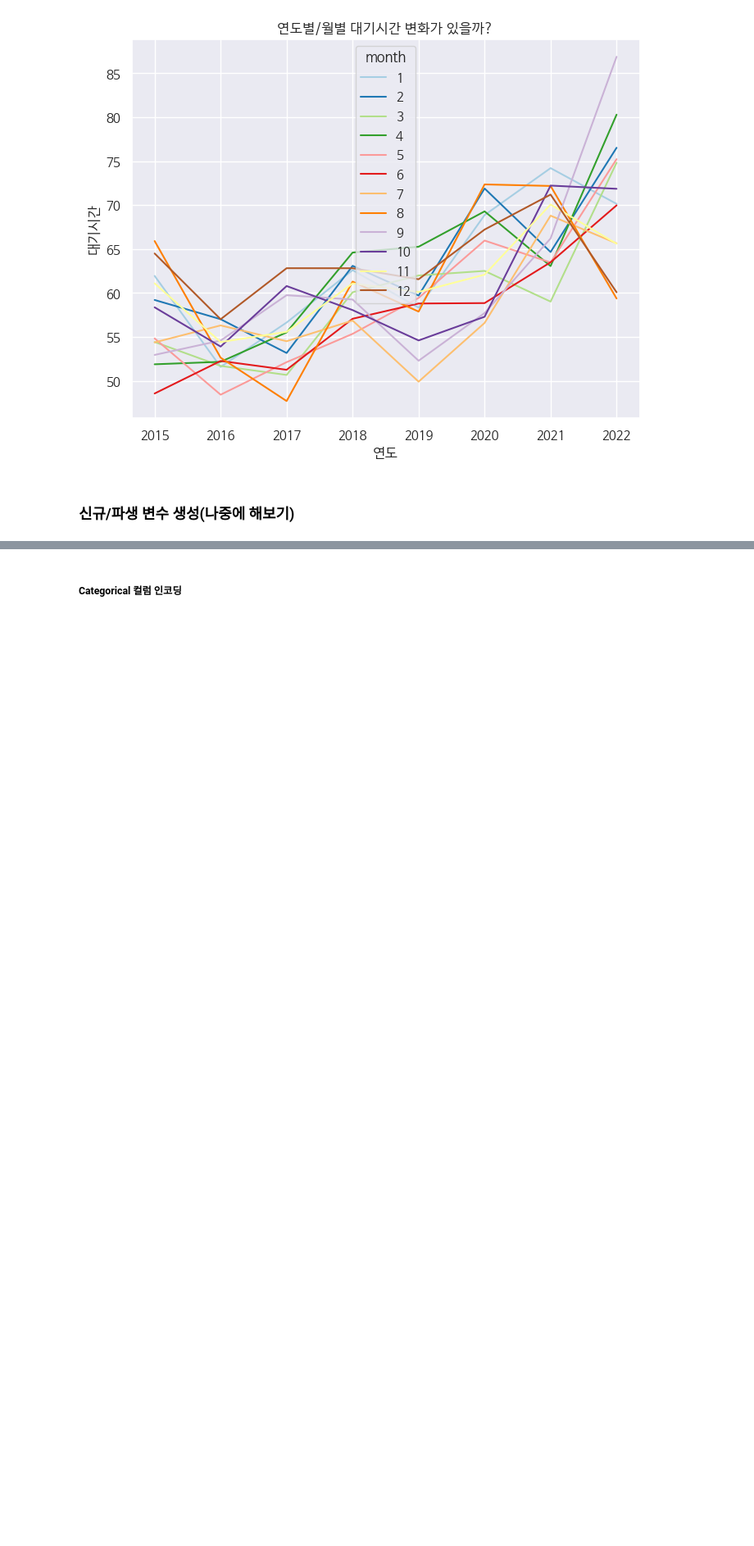
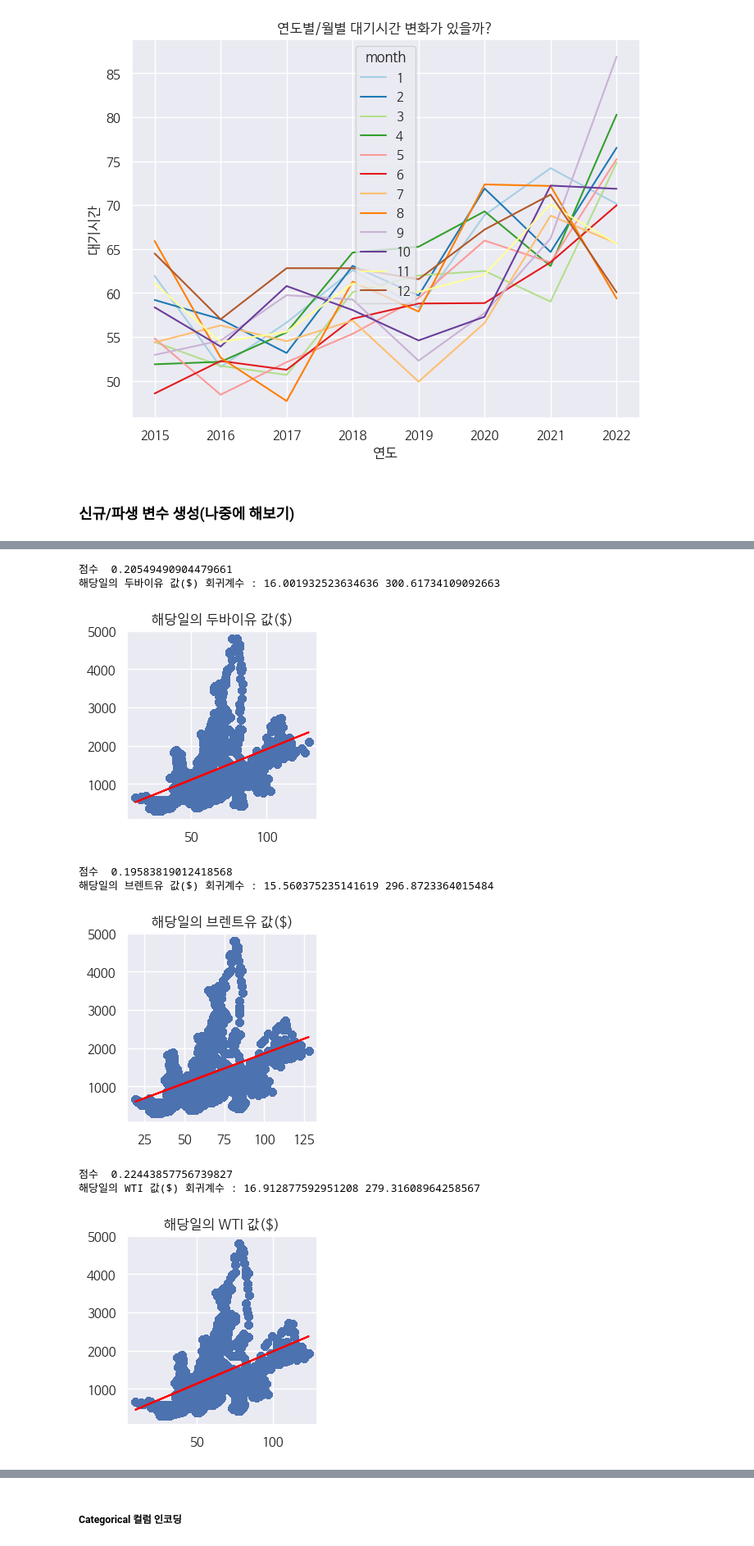
Before and after one commit to LeticiaKang/HYUNDAE_AI_Challenge_DACON, a Jupyter notebook: 1. 데이터_탐색.ipynb, the cells around one changed output, grey strips where cells are left out. Shown at 82% size. Saved outputs shown, nothing was run; the diff lists cells and outputs as text; code cells hidden in the pictures; blank space fills up the shorter version.

```diff
--- a/1. 데이터_탐색.ipynb
+++ b/1. 데이터_탐색.ipynb
@@ -577,0 +585,7 @@ train.head()
+# %%
+Oil_BDI = train.loc[: , '해당일의 두바이유 값($)' : '조정된 벌크운임지수']
+
+x = Oil_BDI.drop('조정된 벌크운임지수', axis=1)
+y = Oil_BDI[['조정된 벌크운임지수']]
+
+x.head(3)
@@ -577,0 +613,45 @@ train.head()
+# %%
+x_Dubai = x_Dubai.values
+x_Brent = x_Brent.values
+x_WTI = x_WTI.values
+
+x_Dubai = x_Dubai.reshape(-1,1)
+x_Brent = x_Brent.reshape(-1,1)
+x_WTI = x_WTI.reshape(-1,1)
+
+y = y.values
+y = y.reshape(-1,1)
+# %%
+result = {'x_Dubai':[], 'x_Brent':[], 'x_WTI':[]}
+keys_name = list(result.keys())
+
+for n in range(3):
+    lr = LinearRegression()
+
+    x_temp = x.iloc[:, n].values.reshape(-1,1)
+    X_train, X_test, y_train, y_test = train_test_split(x_temp, y)
+
+    lr.fit(X_train, y_train)
+    print('점수 ', lr.score(X_test,y_test))
+
+    result[keys_name[n]].append(lr.coef_[0])
+    result[keys_name[n]].append(lr.intercept_)
+    result[keys_name[n]].append(lr.score(X_test,y_test))
+    print(x.columns[n], '회귀계수 :', lr.coef_[0], lr.intercept_)
+
+    line = lr.coef_[0]*x_temp + lr.intercept_
+    plt.figure(figsize=(3,3))
+    plt.scatter(x_temp, y)
+    plt.plot(x_temp, line, color='red')
+    plt.title(f'{x.iloc[:, n].name}')
+    plt.show()
+# %% [output]
+점수  0.20549490904479661
+해당일의 두바이유 값($) 회귀계수 : 16.001932523634636 300.61734109092663
+[figure, added]
+점수  0.19583819012418568
+해당일의 브렌트유 값($) 회귀계수 : 15.560375235141619 296.8723364015484
+[figure, added]
+점수  0.22443857756739827
+해당일의 WTI 값($) 회귀계수 : 16.912877592951208 279.31608964258567
+[figure, added]
```
Also changed, not shown: parts of 12 cells of this notebook.
